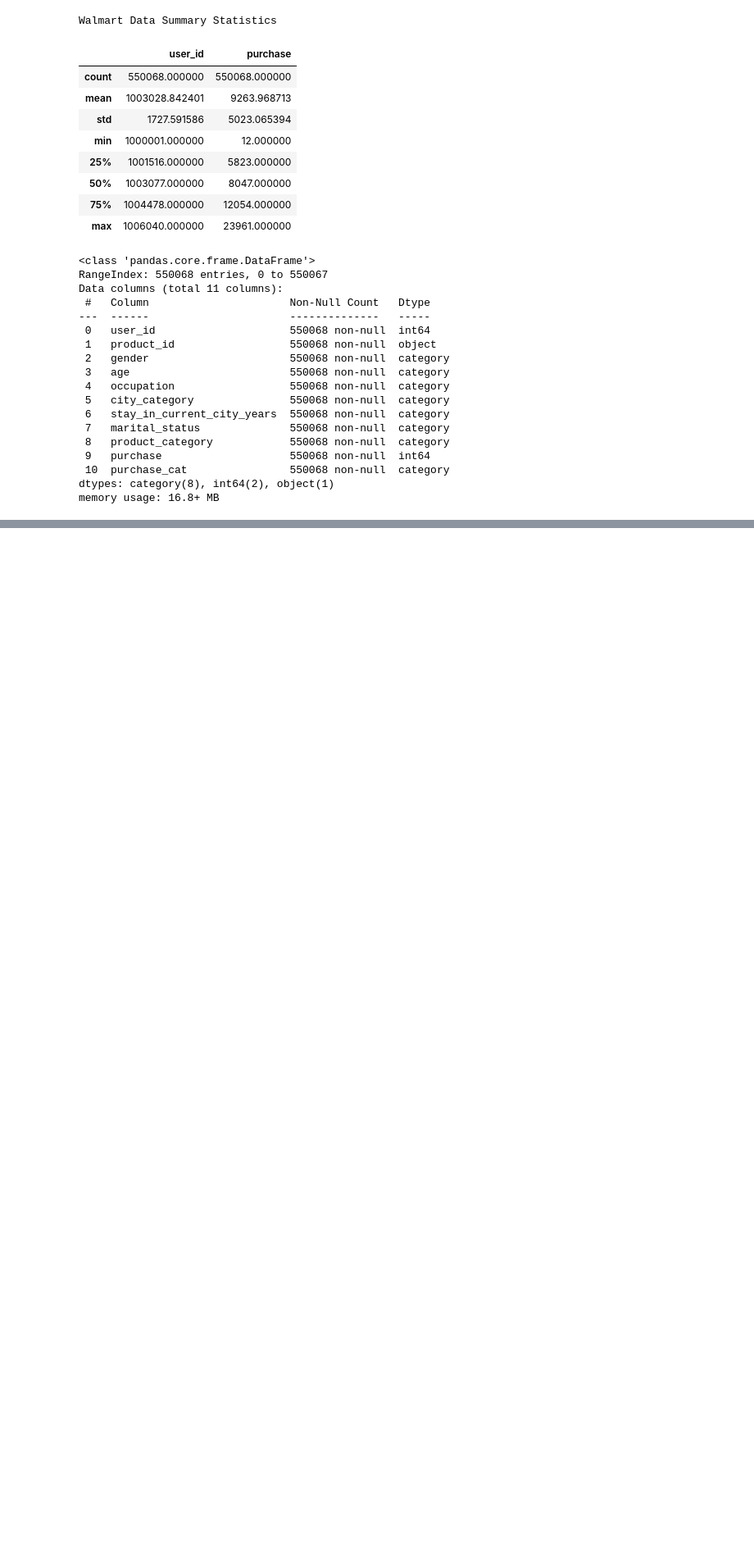
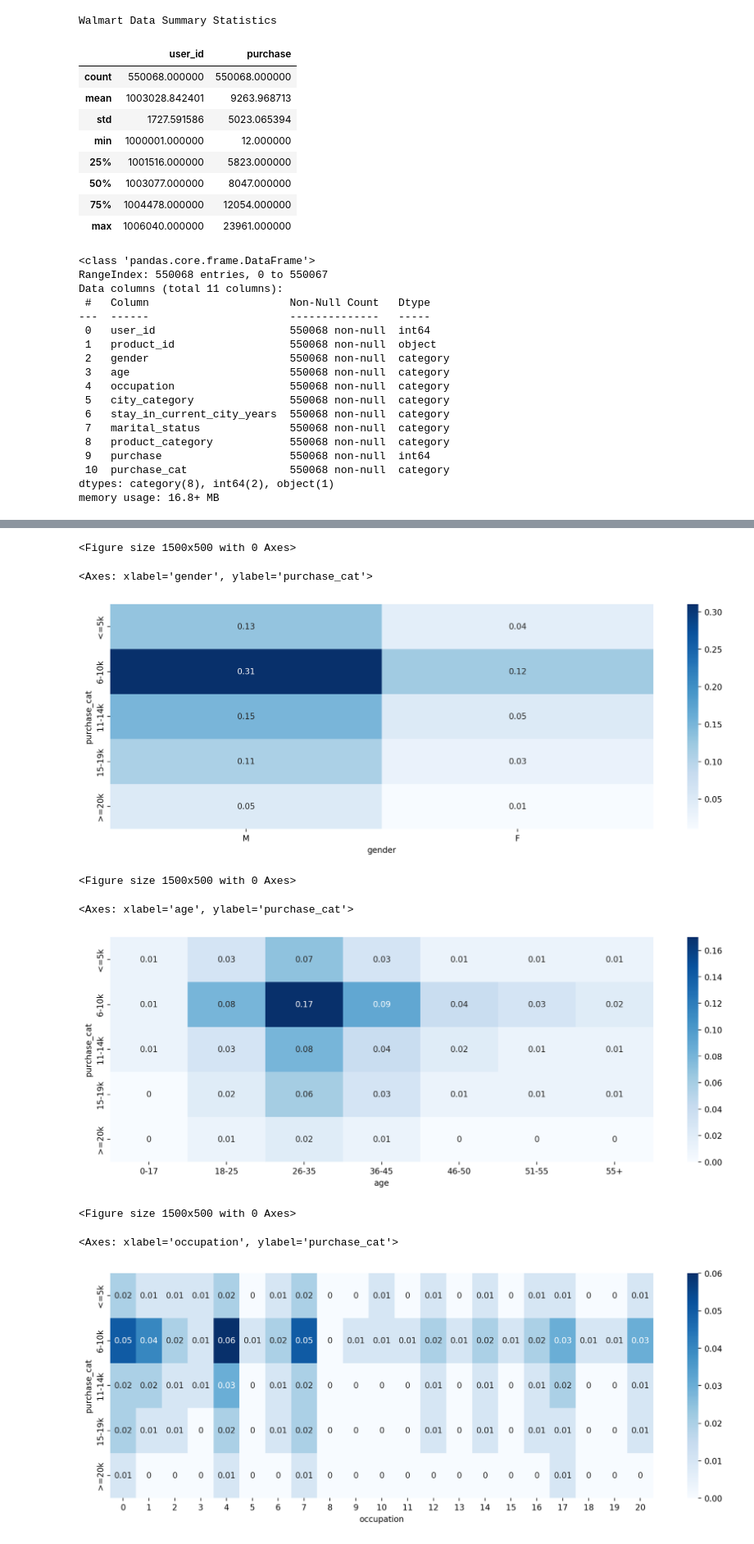
Before and after one commit to jyothisable/Walmart-EDA, a Jupyter notebook: walmart.ipynb, the cells around one changed output, grey strips where cells are left out. Shown at 82% size. Saved outputs shown, nothing was run; the diff lists cells and outputs as text; code cells hidden in the pictures; blank space fills up the shorter version.

```diff
--- a/walmart.ipynb
+++ b/walmart.ipynb
@@ -458,0 +472,17 @@ memory usage: 16.8+ MB
+# %%
+# Heatmaps
+for col in wm_df.select_dtypes('category').columns:
+    if col in ['purchase_cat']: continue
+    plt.figure(figsize=(15,5))
+    sns.heatmap(round(pd.crosstab(wm_df['purchase_cat'], wm_df[col],normalize='all'),2), cmap='Blues', annot=True)
+    plt.show()
+# %% [output]
+<Figure size 1500x500 with 0 Axes>
+<Axes: xlabel='gender', ylabel='purchase_cat'>
+[figure, added]
+<Figure size 1500x500 with 0 Axes>
+<Axes: xlabel='age', ylabel='purchase_cat'>
+[figure, added]
+<Figure size 1500x500 with 0 Axes>
+<Axes: xlabel='occupation', ylabel='purchase_cat'>
+[figure, added]
```
Also changed, not shown: parts of 17 cells of this notebook.
